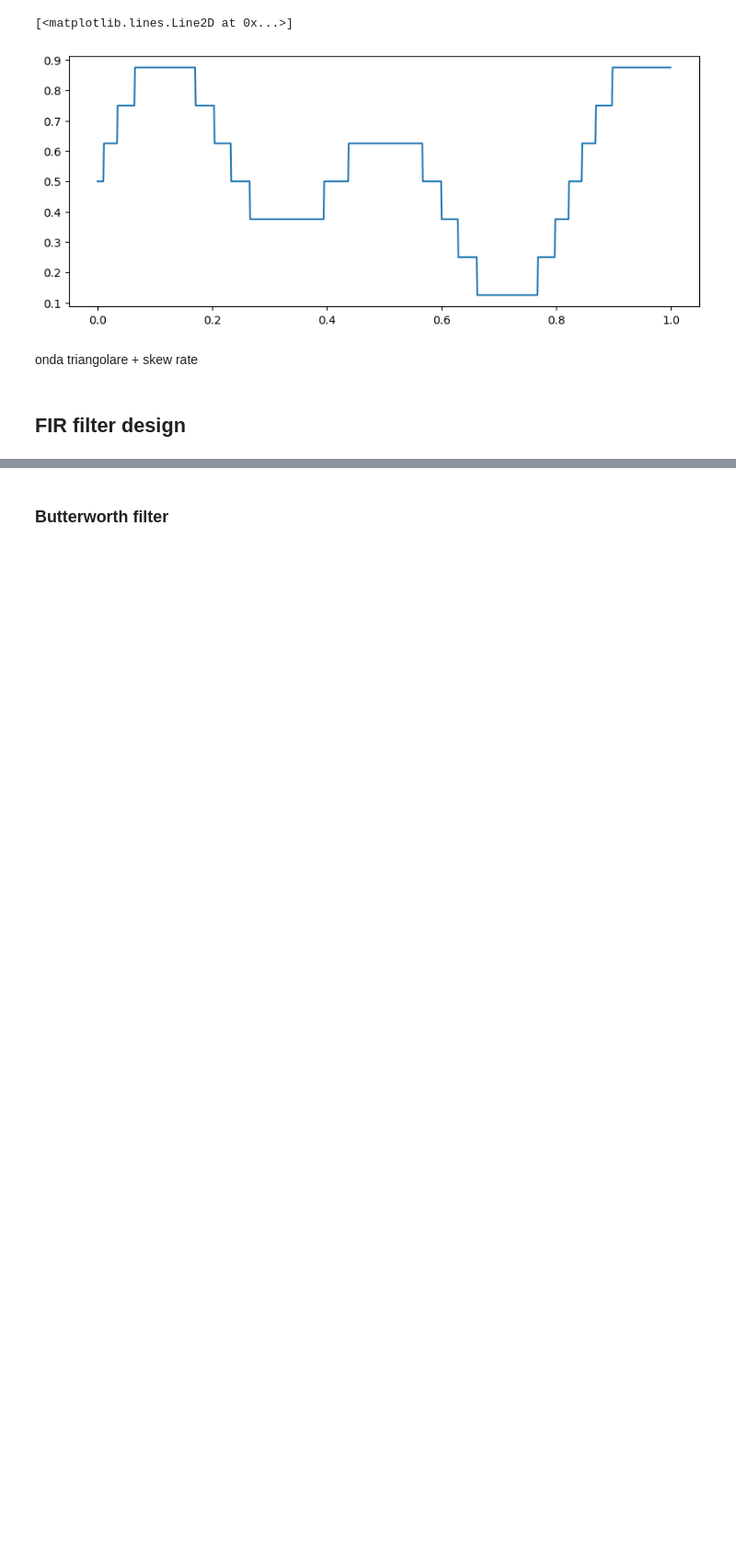
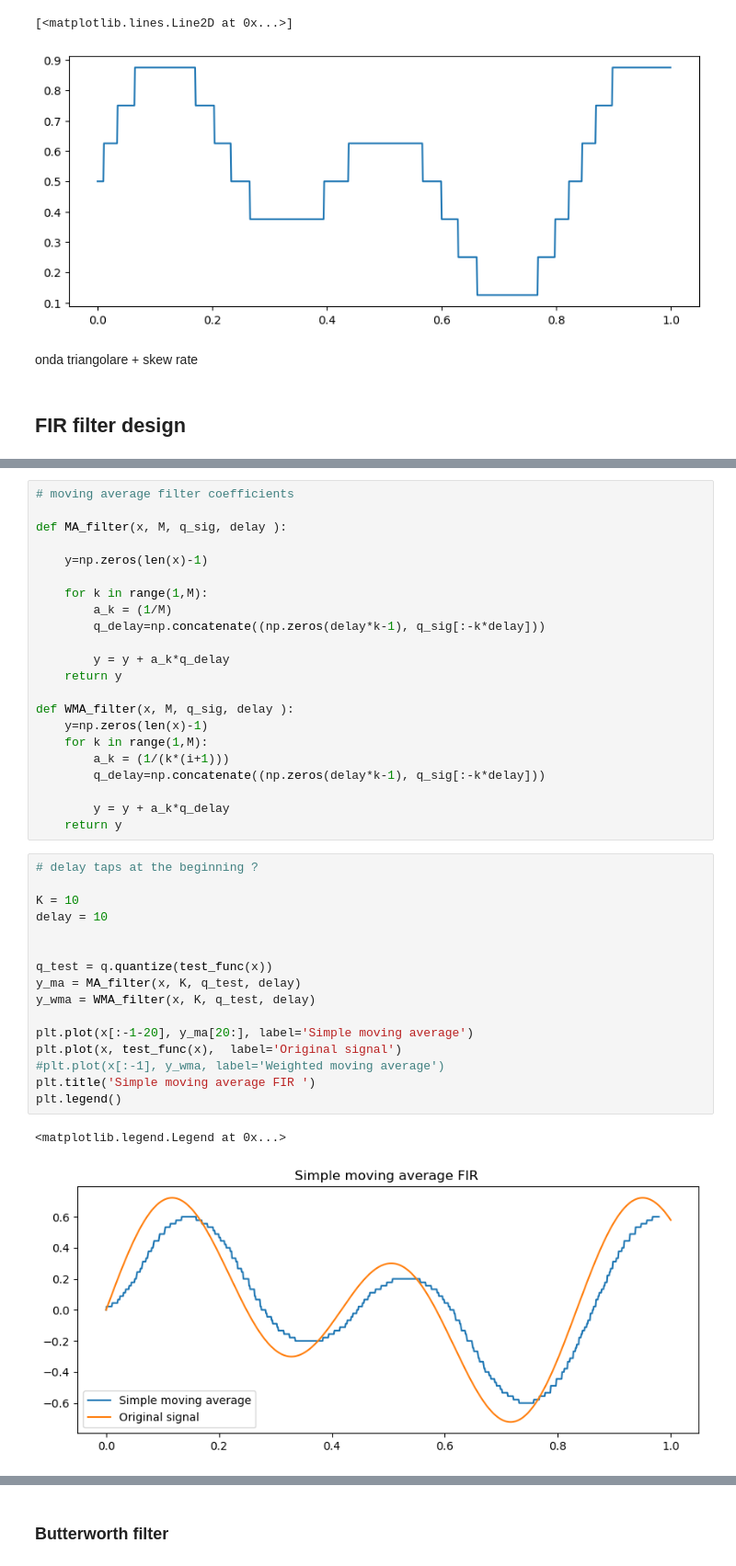
Before and after one commit to lindafabs/Semester-Project, a Jupyter notebook: binary_quant_copy.ipynb, the cells around one changed output, grey strips where cells are left out. Shown at 92% size. Saved outputs shown, nothing was run; the diff lists cells and outputs as text; blank space fills up the shorter version.

```diff
--- a/binary_quant_copy.ipynb
+++ b/binary_quant_copy.ipynb
@@ -167,0 +172,41 @@ onda triangolare + skew rate
+# %%
+# moving average filter coefficients
+
+def MA_filter(x, M, q_sig, delay ):
+
+    y=np.zeros(len(x)-1)
+
+    for k in range(1,M):
+        a_k = (1/M)
+        q_delay=np.concatenate((np.zeros(delay*k-1), q_sig[:-k*delay]))
+
+        y = y + a_k*q_delay
+    return y
+
+def WMA_filter(x, M, q_sig, delay ):
+    y=np.zeros(len(x)-1)
+    for k in range(1,M):
+        a_k = (1/(k*(i+1)))
+        q_delay=np.concatenate((np.zeros(delay*k-1), q_sig[:-k*delay]))
+
+        y = y + a_k*q_delay
+    return y
+# %%
+# delay taps at the beginning ?
+
+K = 10
+delay = 10
+
+
+q_test = q.quantize(test_func(x))
+y_ma = MA_filter(x, K, q_test, delay)
+y_wma = WMA_filter(x, K, q_test, delay)
+
+plt.plot(x[:-1-20], y_ma[20:], label='Simple moving average')
+plt.plot(x, test_func(x),  label='Original signal')
+#plt.plot(x[:-1], y_wma, label='Weighted moving average')
+plt.title('Simple moving average FIR ')
+plt.legend()
+# %% [output]
+<matplotlib.legend.Legend at 0x...>
+[figure, added]
```
Also changed, not shown: parts of 15 cells of this notebook, 1 other file.
